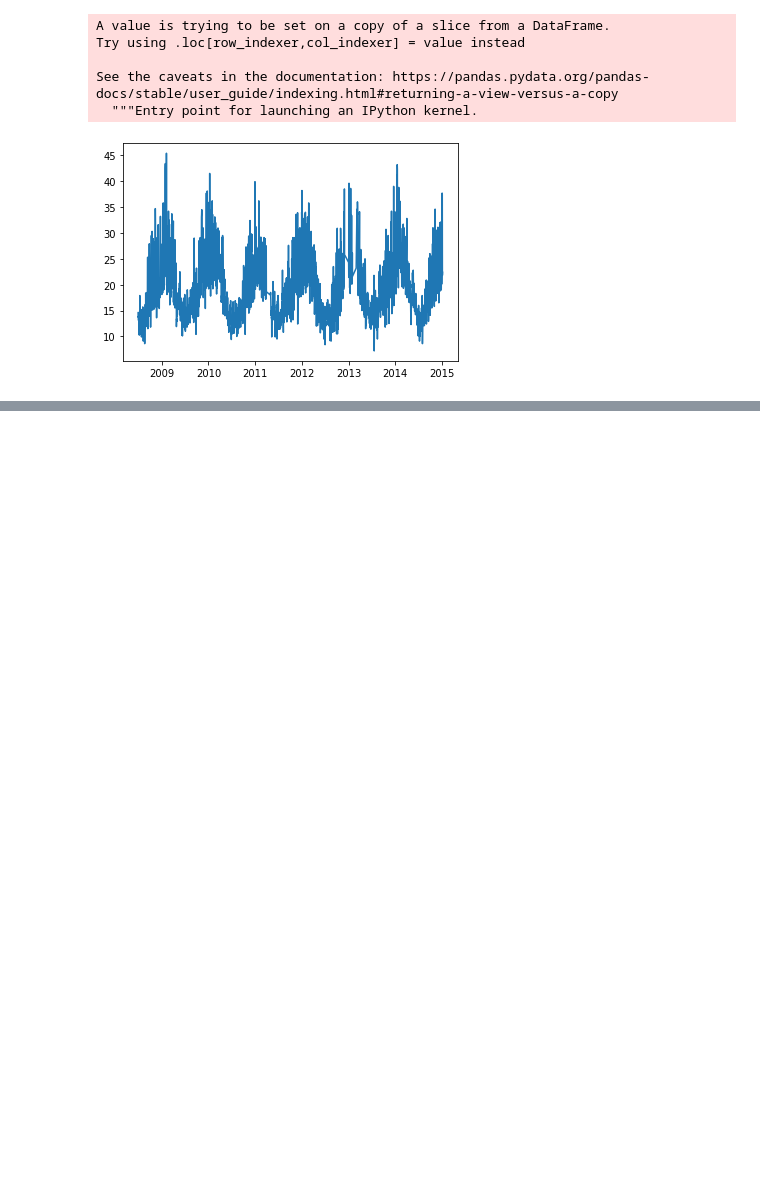
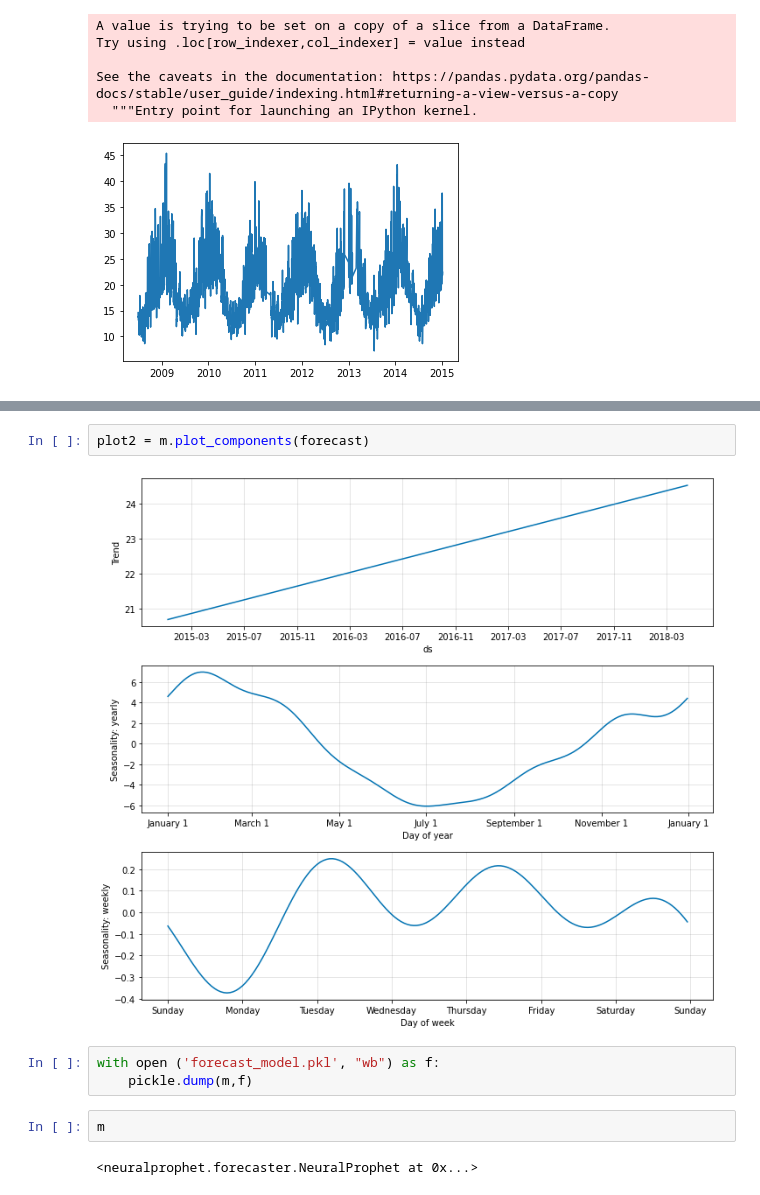
Before and after one commit to ricardosaj/Bootcamp-Data-Science-Alura, a Jupyter notebook: forecast_aus_weather.ipynb, the cells around one changed output, grey strips where cells are left out. Saved outputs shown, nothing was run; the diff lists cells and outputs as text; blank space fills up the shorter version.

```diff
--- a/forecast_aus_weather.ipynb
+++ b/forecast_aus_weather.ipynb
@@ -137,0 +209,11 @@ See the caveats in the documentation: https://pandas.pydata.org/pandas-docs/stab
+# %%
+plot2 = m.plot_components(forecast)
+# %% [output]
+[figure, added]
+# %%
+with open ('forecast_model.pkl', "wb") as f:
+    pickle.dump(m,f)
+# %%
+m
+# %% [output]
+<neuralprophet.forecaster.NeuralProphet at 0x...>
```
Also changed, not shown: parts of 6 cells of this notebook.
